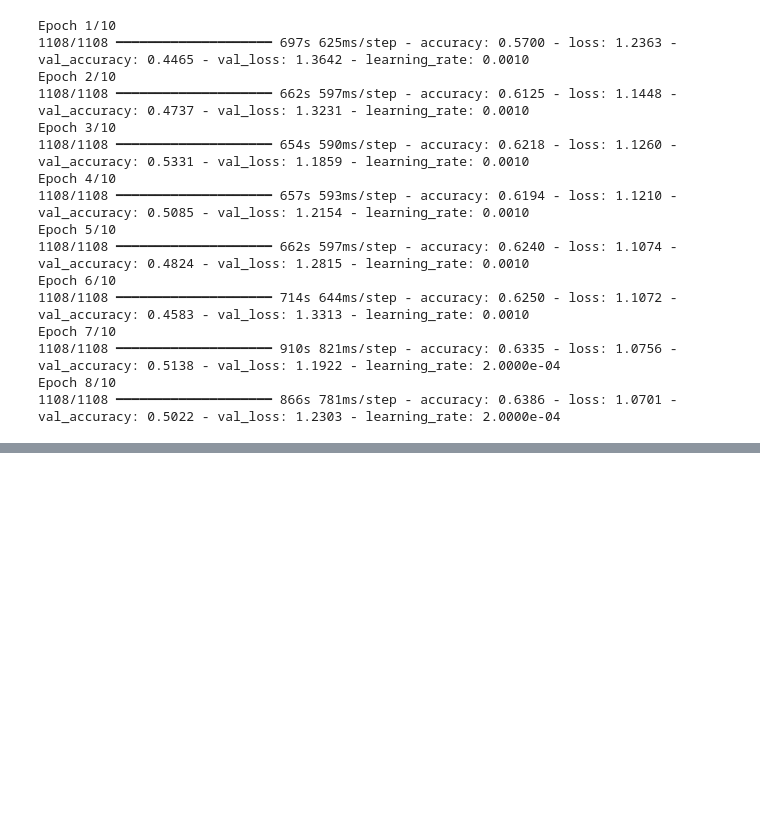
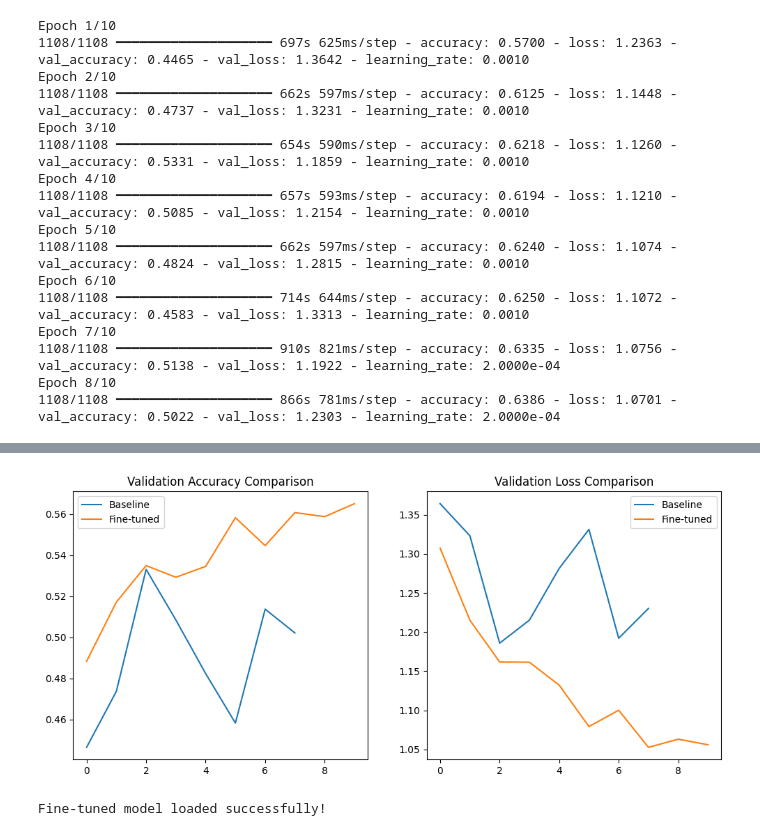
Before and after one commit to kaveeshaah/dental-vision, a Jupyter notebook: ML/notebooks/02_model_train.ipynb, the cells around one changed output, grey strips where cells are left out. Drawn from its saved outputs; the diff is of its cells as text; code cells hidden in the pictures; blank space fills up the shorter version.

```diff
--- a/ML/notebooks/02_model_train.ipynb
+++ b/ML/notebooks/02_model_train.ipynb
@@ -254,0 +389,18 @@ Epoch 8/10
+# %%
+model.compile(
+    optimizer=tf.keras.optimizers.Adam(learning_rate=1e-5),
+    loss="sparse_categorical_crossentropy",
+    metrics=["accuracy"]
+)
+# %%
+history_finetune = model.fit(
+    train_dataset,
+    validation_data=valid_dataset,
+    epochs=10,
+    class_weight=class_weights,
+    callbacks=[
+        early_stop,
+        checkpoint,
+        reduce_lr
+    ]
+)
@@ -254,0 +432,26 @@ Epoch 8/10
+# %%
+plt.figure(figsize=(12,5))
+
+plt.subplot(1,2,1)
+plt.plot(history.history["val_accuracy"], label="Baseline")
+plt.plot(history_finetune.history["val_accuracy"], label="Fine-tuned")
+plt.title("Validation Accuracy Comparison")
+plt.legend()
+
+plt.subplot(1,2,2)
+plt.plot(history.history["val_loss"], label="Baseline")
+plt.plot(history_finetune.history["val_loss"], label="Fine-tuned")
+plt.title("Validation Loss Comparison")
+plt.legend()
+
+plt.show()
+# %% [output]
+[figure, added]
+# %%
+best_model = tf.keras.models.load_model(
+    MODEL_PATH / "fine_tuned_model.keras"
+)
+
+print("Fine-tuned model loaded successfully!")
+# %% [output]
+Fine-tuned model loaded successfully!
```
Also changed, not shown: parts of 18 cells of this notebook, 4 other files.
